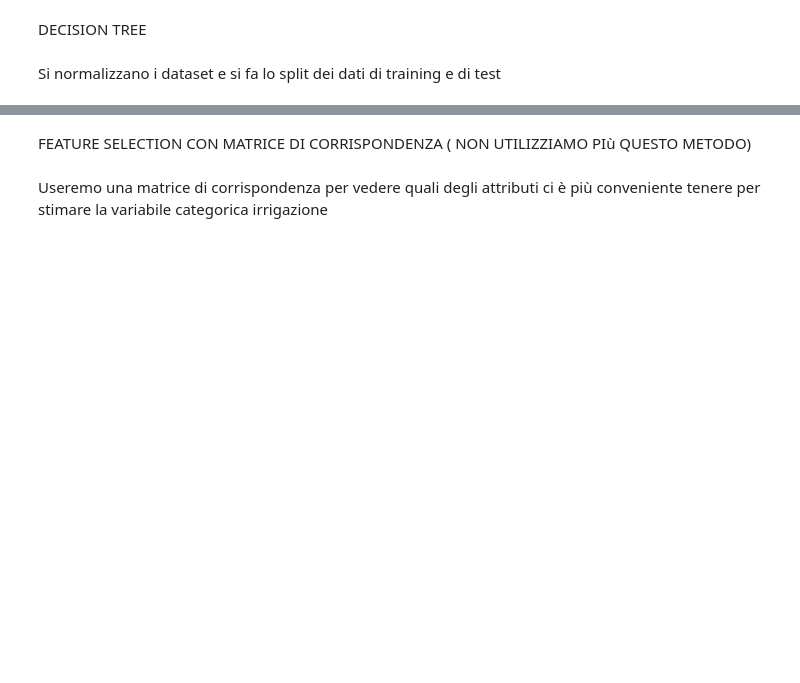
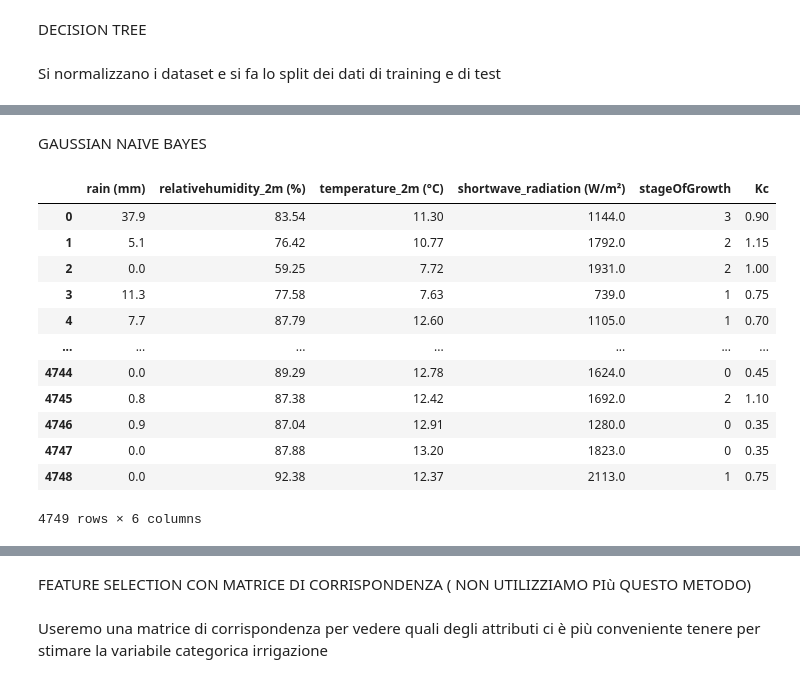
Before and after one commit to benedettoscala/EnIA-FIA, a Jupyter notebook: Pipeline/EnIANotebook.ipynb, the cells around one changed output, grey strips where cells are left out. Drawn from its saved outputs; the diff is of its cells as text; code cells hidden in the pictures; blank space fills up the shorter version.

Commit message:
AGGIUNTO GAUSSIAN NB
Co-authored-by: Paneenutella0654 <104584785+Paneenutella0654@users.noreply.github.com>
Co-authored-by: marialombardi861 <106148676+marialombardi861@users.noreply.github.com>

```diff
--- a/Pipeline/EnIANotebook.ipynb
+++ b/Pipeline/EnIANotebook.ipynb
@@ -540,0 +543,41 @@ average accuracy:    0.9766949270423281
+# %% [markdown]
+GAUSSIAN NAIVE BAYES
+# %%
+#Applichiamo una normalizzazione ai dati
+from sklearn.preprocessing import MinMaxScaler
+#usa le feature selezionate dalla ricerca genetica
+irrigazione_X_nb = irrigazione_X[best_solution_gaussian]
+irrigazione_X_smote_nb = irrigazione_X_smote[best_solution_gaussian]
+irrigazione_X_under_nb = irrigazione_under[best_solution_gaussian]
+
+normalizer = MinMaxScaler()
+normalizer_smote = MinMaxScaler()
+normalizer_under = MinMaxScaler()
+
+transformer = normalizer.fit(irrigazione_X_nb)
+transformer_smote = normalizer_smote.fit(irrigazione_X_smote_nb)
+transformer_under = normalizer_under.fit(irrigazione_X_under_nb)
+
+irrigazione_smote_X_normalized = transformer_smote.transform(irrigazione_X_smote_nb)
+irrigazione_X_normalized = transformer.transform(irrigazione_X_nb)
+irrigazione_X_under_normalized = transformer_under.transform(irrigazione_X_under_nb)
+
+irr_X_train, irr_X_test, irr_y_train, irr_y_test = train_test_split(irrigazione_X_normalized, irrigazione_y, test_size=0.2)
+irr_X_train_smote, irr_X_test_smote, irr_y_train_smote, irr_y_test_smote = train_test_split(irrigazione_smote_X_normalized, irrigazione_y_smote, test_size=0.2)
+irr_X_train_under, irr_X_test_under, irr_y_train_under, irr_y_test_under = train_test_split(irrigazione_X_under_normalized, irrigazione_under['irrigation'], test_size=0.2)
+# %%
+irrigazione_X_nb
+# %% [output]
+|  | rain (mm) | relativehumidity_2m (%) | temperature_2m (°C) | shortwave_radiation (W/m²) | stageOfGrowth | Kc |
+| 0 | 37.9 | 83.54 | 11.30 | 1144.0 | 3 | 0.90 |
+| 1 | 5.1 | 76.42 | 10.77 | 1792.0 | 2 | 1.15 |
+| 2 | 0.0 | 59.25 | 7.72 | 1931.0 | 2 | 1.00 |
+| 3 | 11.3 | 77.58 | 7.63 | 739.0 | 1 | 0.75 |
+| 4 | 7.7 | 87.79 | 12.60 | 1105.0 | 1 | 0.70 |
+| ... | ... | ... | ... | ... | ... | ... |
+| 4744 | 0.0 | 89.29 | 12.78 | 1624.0 | 0 | 0.45 |
+| 4745 | 0.8 | 87.38 | 12.42 | 1692.0 | 2 | 1.10 |
+| 4746 | 0.9 | 87.04 | 12.91 | 1280.0 | 0 | 0.35 |
+| 4747 | 0.0 | 87.88 | 13.20 | 1823.0 | 0 | 0.35 |
+| 4748 | 0.0 | 92.38 | 12.37 | 2113.0 | 1 | 0.75 |
+4749 rows × 6 columns
```
Also changed, not shown: parts of 18 cells of this notebook.
